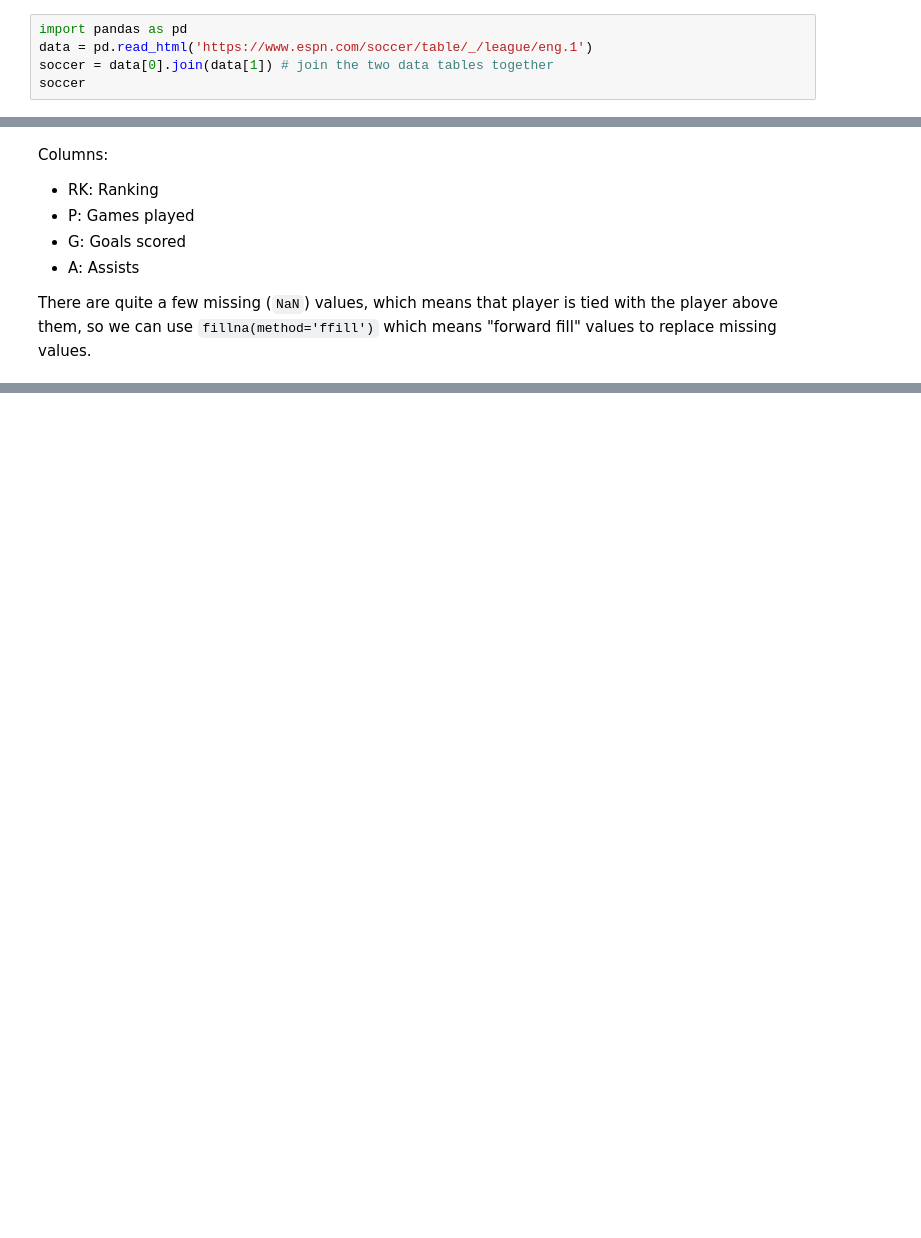
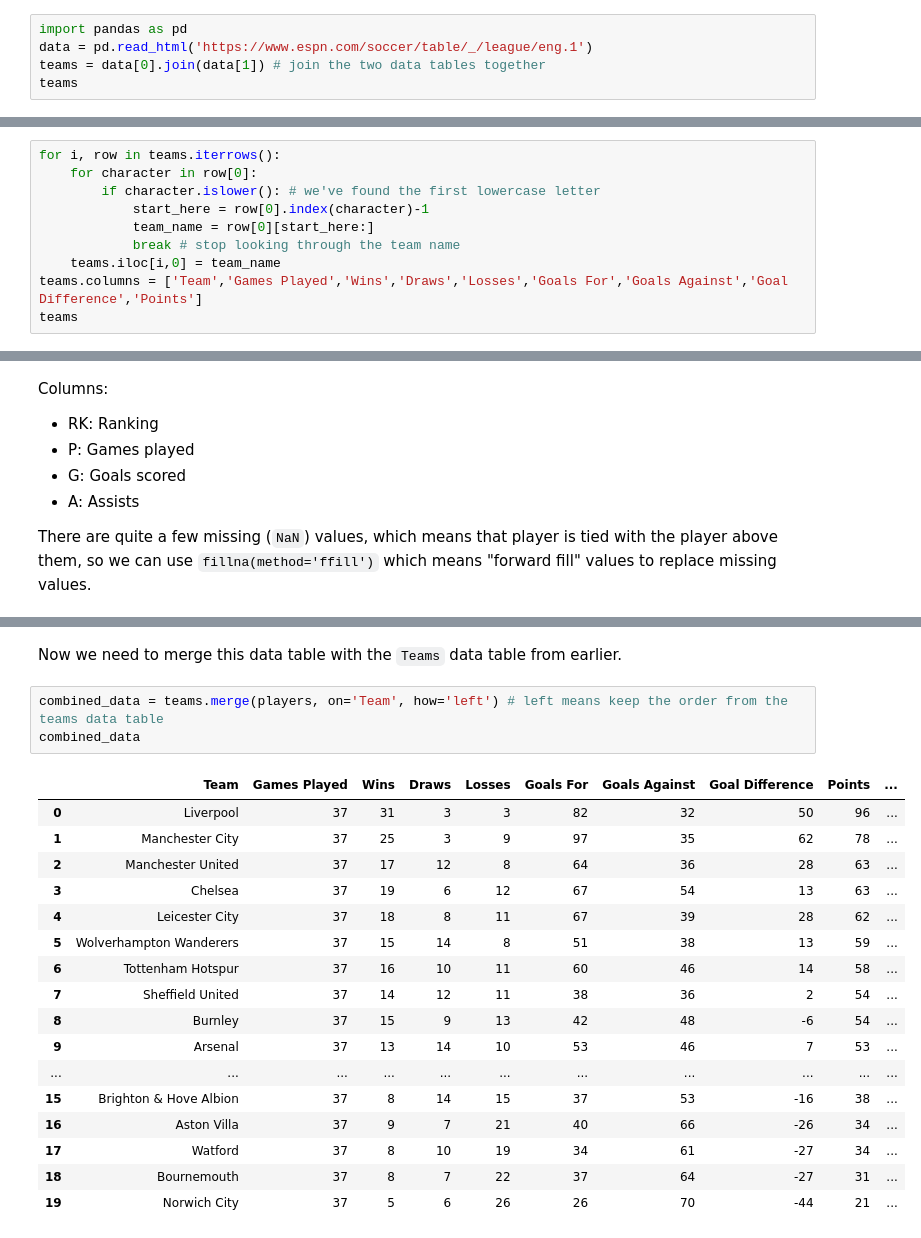
Before and after one commit to misterhay/Math-20-2, a Jupyter notebook: example-project.ipynb, the cells around one changed output, grey strips where cells are left out. Saved outputs shown, nothing was run; the diff lists cells and outputs as text; blank space fills up the shorter version.

```diff
--- a/example-project.ipynb
+++ b/example-project.ipynb
@@ -13,8 +13,8 @@ For this project we used secondary data about [Premier League (Soccer)](https://
 # %%
 import pandas as pd
 data = pd.read_html('https://www.espn.com/soccer/table/_/league/eng.1')
-soccer = data[0].join(data[1]) # join the two data tables together
-soccer
+teams = data[0].join(data[1]) # join the two data tables together
+teams
 # %% [output]
 |  | 2019-2020 | GP | W | D | L | F | A | GD | P |
 | 0 | 1LIVLiverpool | 37 | 31 | 3 | 3 | 82 | 32 | 50 | 96 |
@@ -47,0 +52,10 @@ Columns in the data set are:
+# %%
+for i, row in teams.iterrows():
+    for character in row[0]:
+        if character.islower(): # we've found the first lowercase letter
+            start_here = row[0].index(character)-1
+            team_name = row[0][start_here:]
+            break # stop looking through the team name
+    teams.iloc[i,0] = team_name
+teams.columns = ['Team','Games Played','Wins','Draws','Losses','Goals For','Goals Against','Goal Difference','Points']
+teams
@@ -130,0 +259,23 @@ To answer this question,
+# %% [markdown]
+Now we need to merge this data table with the `Teams` data table from earlier.
+# %%
+combined_data = teams.merge(players, on='Team', how='left') # left means keep the order from the teams data table
+combined_data
+# %% [output]
+|  | Team | Games Played | Wins | Draws | Losses | Goals For | Goals Against | Goal Difference | Points | ... |
+| 0 | Liverpool | 37 | 31 | 3 | 3 | 82 | 32 | 50 | 96 | ... |
+| 1 | Manchester City | 37 | 25 | 3 | 9 | 97 | 35 | 62 | 78 | ... |
+| 2 | Manchester United | 37 | 17 | 12 | 8 | 64 | 36 | 28 | 63 | ... |
+| 3 | Chelsea | 37 | 19 | 6 | 12 | 67 | 54 | 13 | 63 | ... |
+| 4 | Leicester City | 37 | 18 | 8 | 11 | 67 | 39 | 28 | 62 | ... |
+| 5 | Wolverhampton Wanderers | 37 | 15 | 14 | 8 | 51 | 38 | 13 | 59 | ... |
+| 6 | Tottenham Hotspur | 37 | 16 | 10 | 11 | 60 | 46 | 14 | 58 | ... |
+| 7 | Sheffield United | 37 | 14 | 12 | 11 | 38 | 36 | 2 | 54 | ... |
+| 8 | Burnley | 37 | 15 | 9 | 13 | 42 | 48 | -6 | 54 | ... |
+| 9 | Arsenal | 37 | 13 | 14 | 10 | 53 | 46 | 7 | 53 | ... |
+| ... | ... | ... | ... | ... | ... | ... | ... | ... | ... | ... |
+| 15 | Brighton & Hove Albion | 37 | 8 | 14 | 15 | 37 | 53 | -16 | 38 | ... |
+| 16 | Aston Villa | 37 | 9 | 7 | 21 | 40 | 66 | -26 | 34 | ... |
+| 17 | Watford | 37 | 8 | 10 | 19 | 34 | 61 | -27 | 34 | ... |
+| 18 | Bournemouth | 37 | 8 | 7 | 22 | 37 | 64 | -27 | 31 | ... |
+| 19 | Norwich City | 37 | 5 | 6 | 26 | 26 | 70 | -44 | 21 | ... |
```
Also changed, not shown: parts of 23 cells of this notebook.
